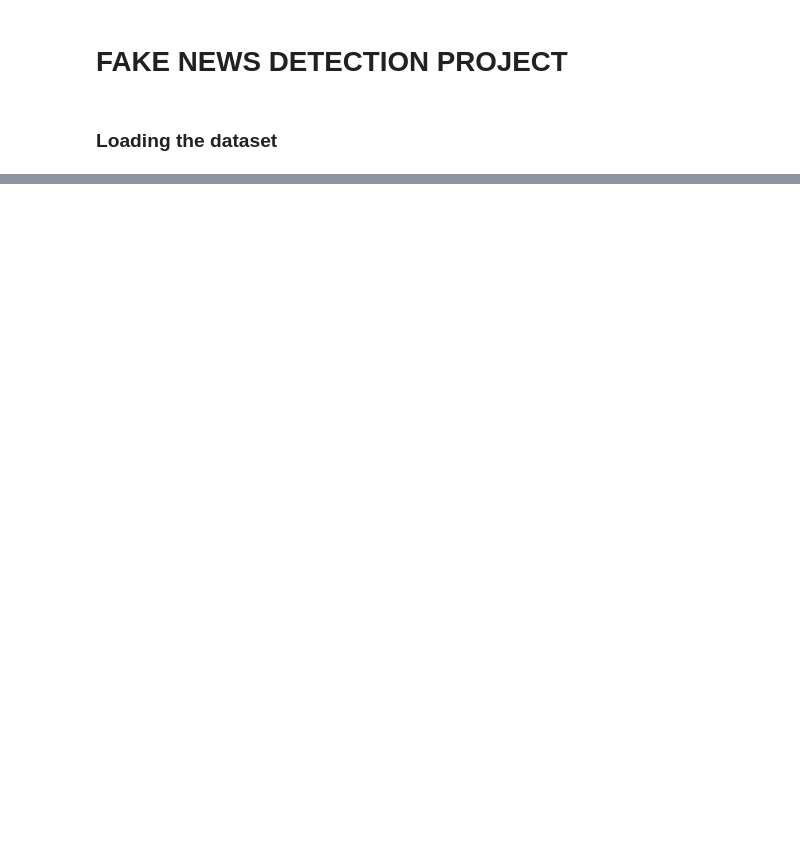
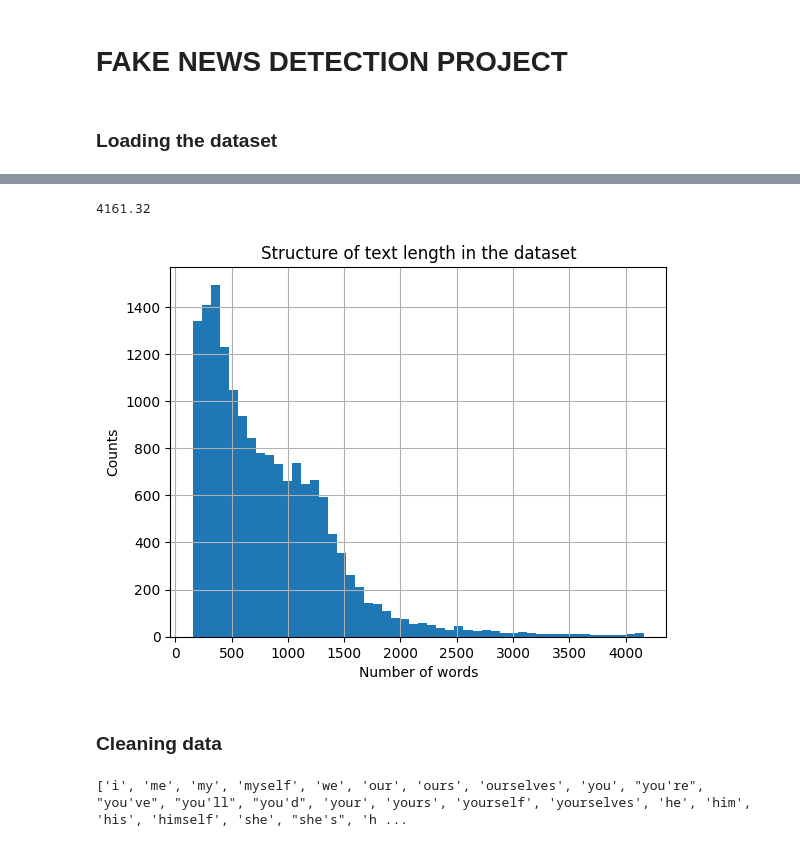
Before and after one commit to norbix123456/Fake-news-detection-jupyter, a Jupyter notebook: Fake_news_detection.ipynb, the cells around one changed output, grey strips where cells are left out. Drawn from its saved outputs; the diff is of its cells as text; code cells hidden in the pictures; blank space fills up the shorter version.

Commit message:
Cleaning data

```diff
--- a/Fake_news_detection.ipynb
+++ b/Fake_news_detection.ipynb
@@ -39,0 +43,4 @@ df       pd      plt
+# %%
+text=df.title+" "+df.author+" "+df.text
+
+print(text[0])
@@ -39,0 +59,3 @@ df       pd      plt
+# %%
+text_length = text.str.split().str.len()
+text_length.describe()
@@ -39,0 +72,17 @@ df       pd      plt
+# %%
+percentile25 = text_length.quantile(.1)
+percentile75 = text_length.quantile(.99)
+print(percentile75)
+# %% [output]
+4161.32
+# %%
+plt.hist(text_length,bins=50,range=(percentile25, percentile75))
+plt.ylabel('Counts')
+plt.xlabel('Number of words')
+plt.title('Structure of text length in the dataset')
+plt.grid(True)
+plt.show()
+# %% [output]
+[figure, added]
+# %% [markdown]
+### Cleaning data
@@ -39,0 +96,7 @@ df       pd      plt
+# %%
+import nltk
+
+stopwords = nltk.corpus.stopwords.words('english')
+print(stopwords)
+# %% [output]
+['i', 'me', 'my', 'myself', 'we', 'our', 'ours', 'ourselves', 'you', "you're", "you've", "you'll", "you'd", 'your', 'yours', 'yourself', 'yourselves', 'he', 'him', 'his', 'himself', 'she', "she's", 'h ...
```
Also changed, not shown: parts of 11 cells of this notebook.
